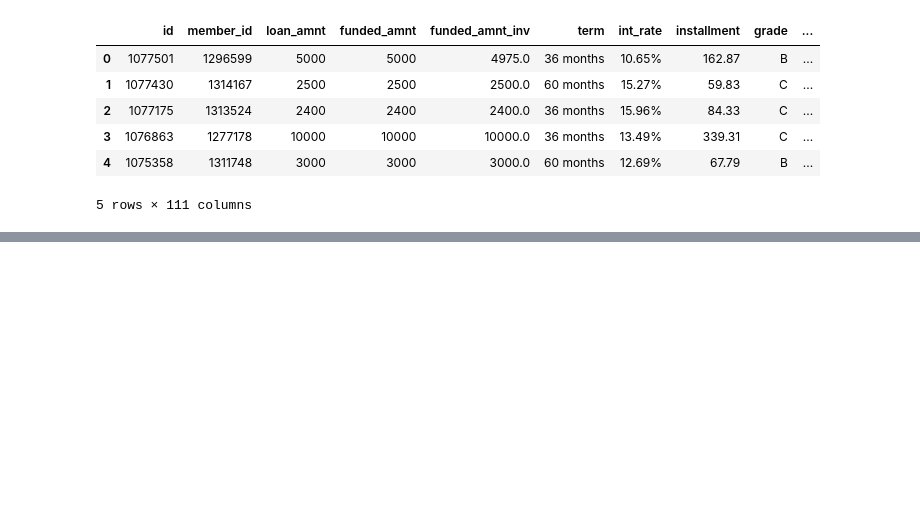
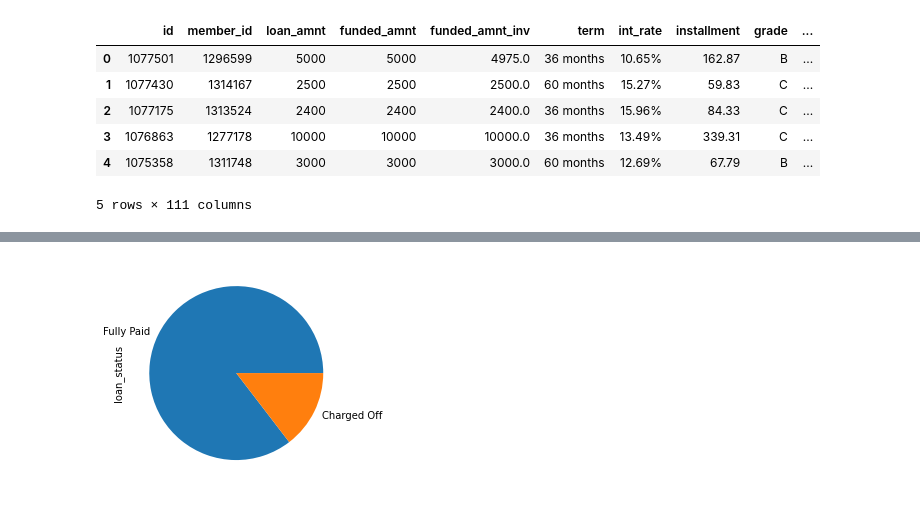
Before and after one commit to 98abhilash/LendingClub, a Jupyter notebook: LendingClubEDA.ipynb, the cells around one changed output, grey strips where cells are left out. Saved outputs shown, nothing was run; the diff lists cells and outputs as text; code cells hidden in the pictures; blank space fills up the shorter version.

```diff
--- a/LendingClubEDA.ipynb
+++ b/LendingClubEDA.ipynb
@@ -123,0 +149,5 @@ df.describe()
+# %%
+print("Missing values in terms of Percentage")
+
+for column in df:
+    print(column + ' has ' + str(100 - (df[column].count() / len(df))*100) + "% missing values")
@@ -123,0 +172,9 @@ df.describe()
+# %%
+df2 = df[[column for column in df if df[column].count() / len(df) >= 0.3]]
+
+print("List of dropped columns:", end=" ")
+for c in df.columns:
+    if c not in df2.columns:
+        print(c, end=", ")
+print('\n')
+df = df2
@@ -123,0 +235,2 @@ df.describe()
+# %%
+df.drop(df.index[df['loan_status'] == 'Current'], inplace = True)
@@ -123,0 +263,5 @@ df.describe()
+# %%
+df['loan_status'].value_counts().plot.pie()
+plt.show()
+# %% [output]
+[figure, added]
```
Also changed, not shown: parts of 25 cells of this notebook.
